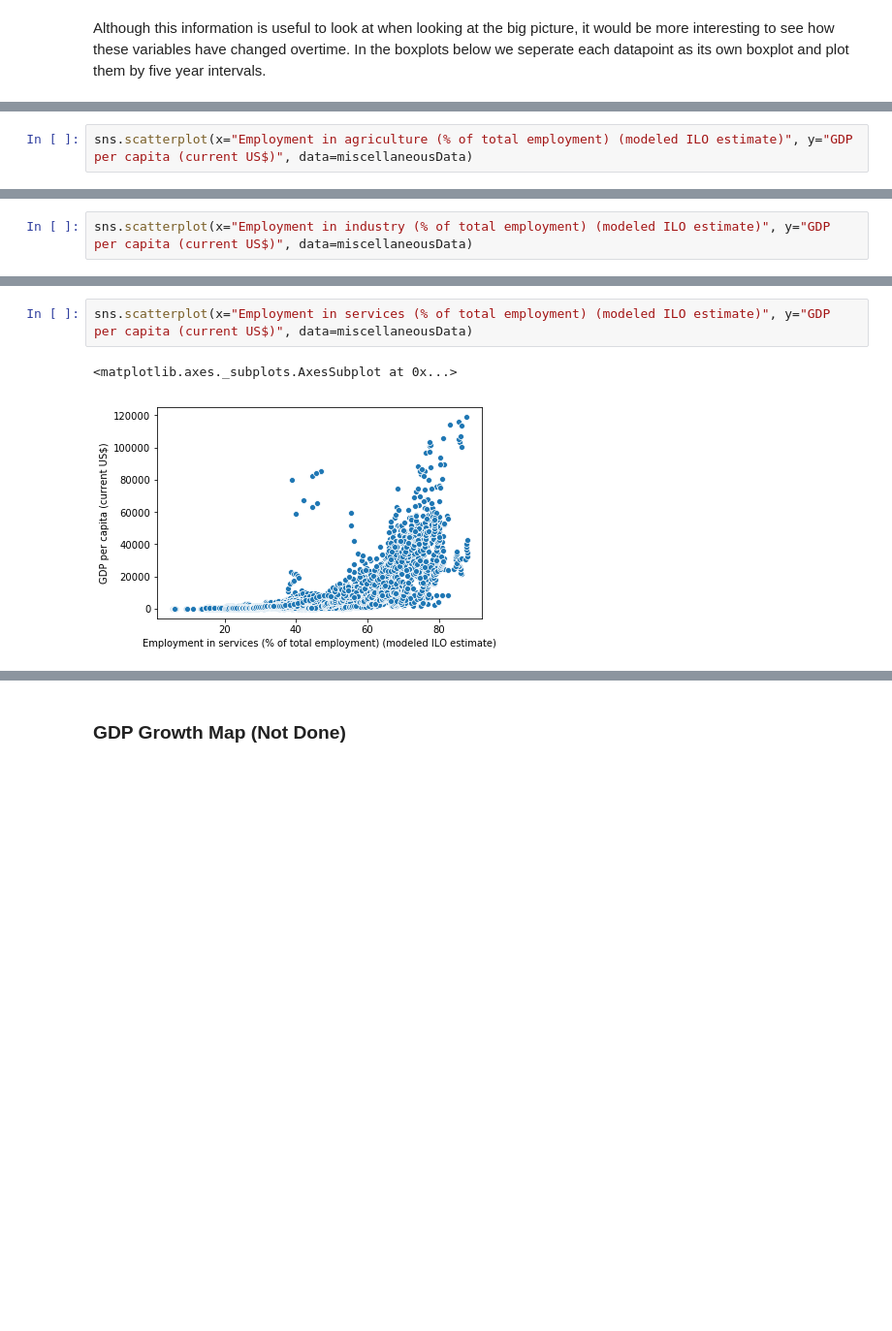
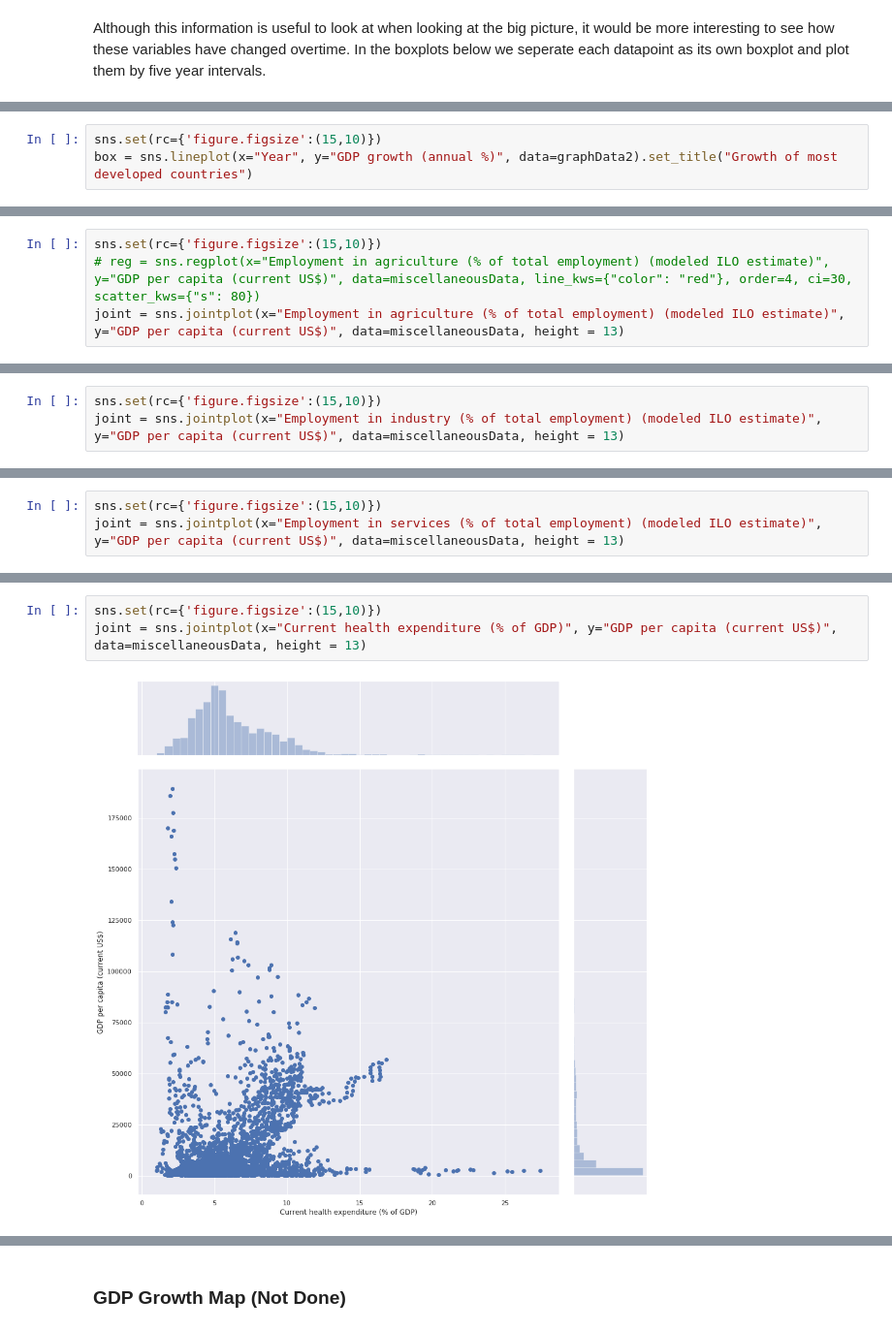
Before and after one commit to thechuster/thechuster.github.io, a Jupyter notebook: FinalProject.ipynb, the cells around one changed output, grey strips where cells are left out. Shown at 97% size. Drawn from its saved outputs; the diff is of its cells as text; blank space fills up the shorter version.

```diff
--- a/FinalProject.ipynb
+++ b/FinalProject.ipynb
@@ -340,0 +415,3 @@ Text(0.5, 1.0, 'Exports of goods and services (current US$)')
+# %%
+sns.set(rc={'figure.figsize':(15,10)})
+box = sns.lineplot(x="Year", y="GDP growth (annual %)", data=graphData2).set_title("Growth of most developed countries")
@@ -357,3 +434,7 @@ miscellaneousData.describe()
 | 50% | 4152.963263 | 25.051000 | 20.727506 | 51.589001 | ... |
 | 75% | 15141.364903 | 48.155857 | 25.010750 | 65.353114 | ... |
 | max | 189170.895671 | 92.547997 | 59.576000 | 87.990997 | ... |
+# %%
+sns.set(rc={'figure.figsize':(15,10)})
+# reg = sns.regplot(x="Employment in agriculture (% of total employment) (modeled ILO estimate)", y="GDP per capita (current US$)", data=miscellaneousData, line_kws={"color": "red"}, order=4, ci=30, scatter_kws={"s": 80})
+joint = sns.jointplot(x="Employment in agriculture (% of total employment) (modeled ILO estimate)", y="GDP per capita (current US$)", data=miscellaneousData, height = 13)
@@ -360,3 +443,4 @@ miscellaneousData.describe()
 # %%
-sns.scatterplot(x="Employment in agriculture (% of total employment) (modeled ILO estimate)", y="GDP per capita (current US$)", data=miscellaneousData)
+sns.set(rc={'figure.figsize':(15,10)})
+joint = sns.jointplot(x="Employment in industry (% of total employment) (modeled ILO estimate)", y="GDP per capita (current US$)", data=miscellaneousData, height = 13)
 # %% [output]
@@ -365,3 +448,4 @@ sns.scatterplot(x="Employment in agriculture (% of total employment) (modeled IL
 # %%
-sns.scatterplot(x="Employment in industry (% of total employment) (modeled ILO estimate)", y="GDP per capita (current US$)", data=miscellaneousData)
+sns.set(rc={'figure.figsize':(15,10)})
+joint = sns.jointplot(x="Employment in services (% of total employment) (modeled ILO estimate)", y="GDP per capita (current US$)", data=miscellaneousData, height = 13)
 # %% [output]
@@ -370,5 +453,5 @@ sns.scatterplot(x="Employment in industry (% of total employment) (modeled ILO e
 # %%
-sns.scatterplot(x="Employment in services (% of total employment) (modeled ILO estimate)", y="GDP per capita (current US$)", data=miscellaneousData)
+sns.set(rc={'figure.figsize':(15,10)})
+joint = sns.jointplot(x="Current health expenditure (% of GDP)", y="GDP per capita (current US$)", data=miscellaneousData, height = 13)
 # %% [output]
-<matplotlib.axes._subplots.AxesSubplot at 0x...>
-[figure, old version]
+[figure, new version]
```
Also changed, not shown: parts of 40 cells of this notebook, 1 other file.
